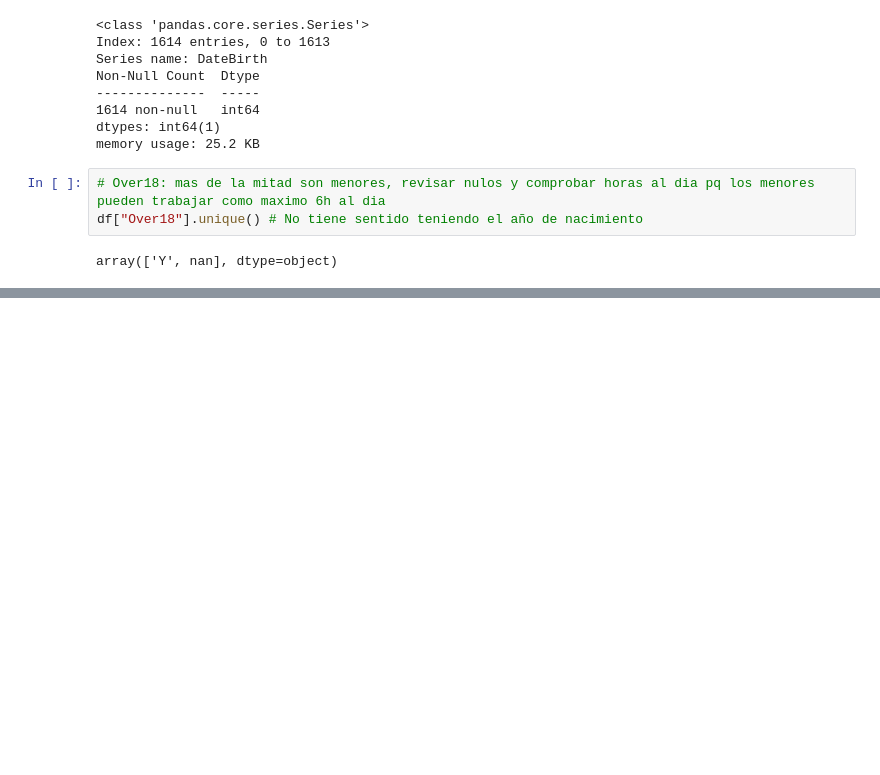
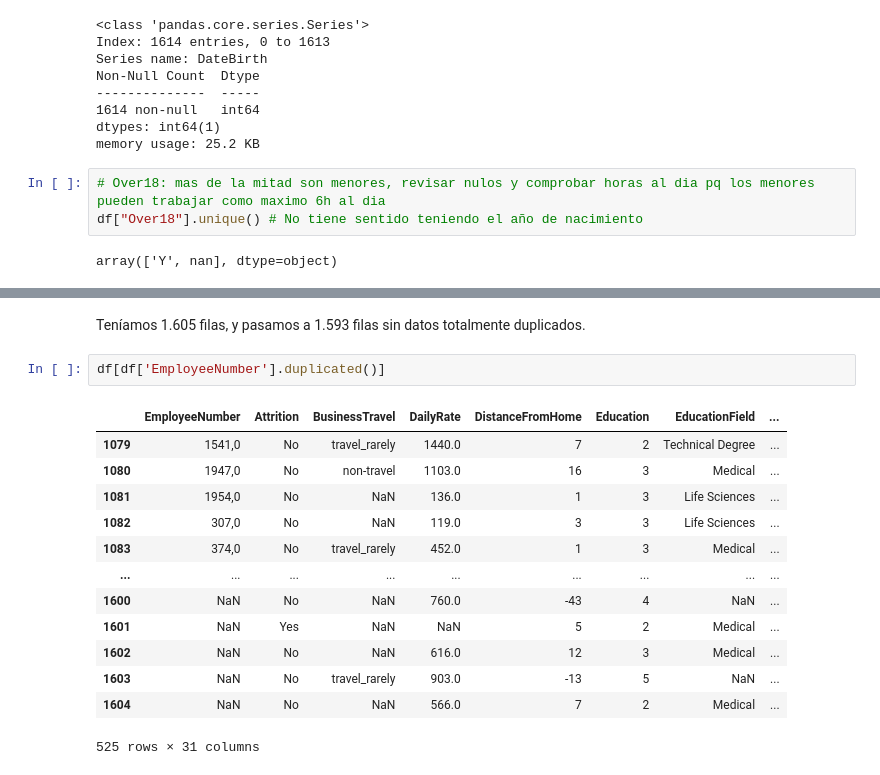
Before and after one commit to luzmarinahg/proyecto_eda_adalab, a Jupyter notebook: FASE-1-EDA.ipynb, the cells around one changed output, grey strips where cells are left out. Cells and saved outputs as stored; diff of their text form; blank space fills up the shorter version.

```diff
--- a/FASE-1-EDA.ipynb
+++ b/FASE-1-EDA.ipynb
@@ -410,0 +399,18 @@ array(['Y', nan], dtype=object)
+# %% [markdown]
+Teníamos 1.605 filas, y pasamos a 1.593 filas sin datos totalmente duplicados.
+# %%
+df[df['EmployeeNumber'].duplicated()]
+# %% [output]
+|  | EmployeeNumber | Attrition | BusinessTravel | DailyRate | DistanceFromHome | Education | EducationField | ... |
+| 1079 | 1541,0 | No | travel_rarely | 1440.0 | 7 | 2 | Technical Degree | ... |
+| 1080 | 1947,0 | No | non-travel | 1103.0 | 16 | 3 | Medical | ... |
+| 1081 | 1954,0 | No | NaN | 136.0 | 1 | 3 | Life Sciences | ... |
+| 1082 | 307,0 | No | NaN | 119.0 | 3 | 3 | Life Sciences | ... |
+| 1083 | 374,0 | No | travel_rarely | 452.0 | 1 | 3 | Medical | ... |
+| ... | ... | ... | ... | ... | ... | ... | ... | ... |
+| 1600 | NaN | No | NaN | 760.0 | -43 | 4 | NaN | ... |
+| 1601 | NaN | Yes | NaN | NaN | 5 | 2 | Medical | ... |
+| 1602 | NaN | No | NaN | 616.0 | 12 | 3 | Medical | ... |
+| 1603 | NaN | No | travel_rarely | 903.0 | -13 | 5 | NaN | ... |
+| 1604 | NaN | No | NaN | 566.0 | 7 | 2 | Medical | ... |
+525 rows × 31 columns
```
Also changed, not shown: parts of 39 cells of this notebook.
